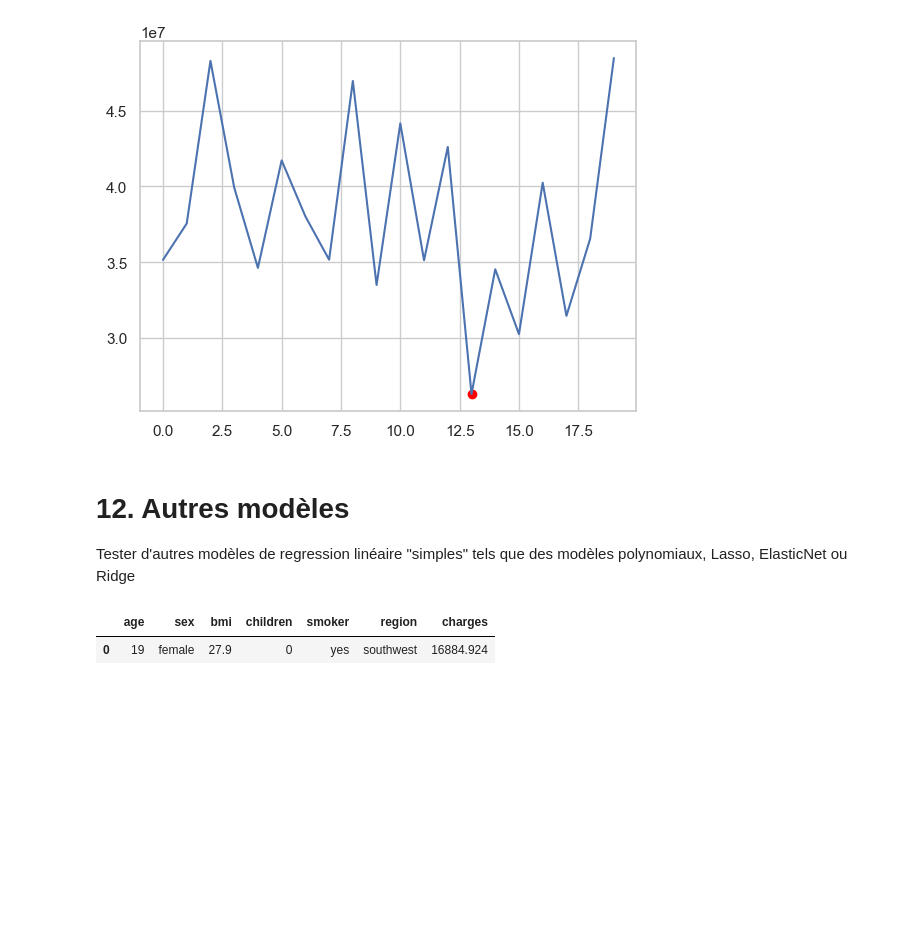
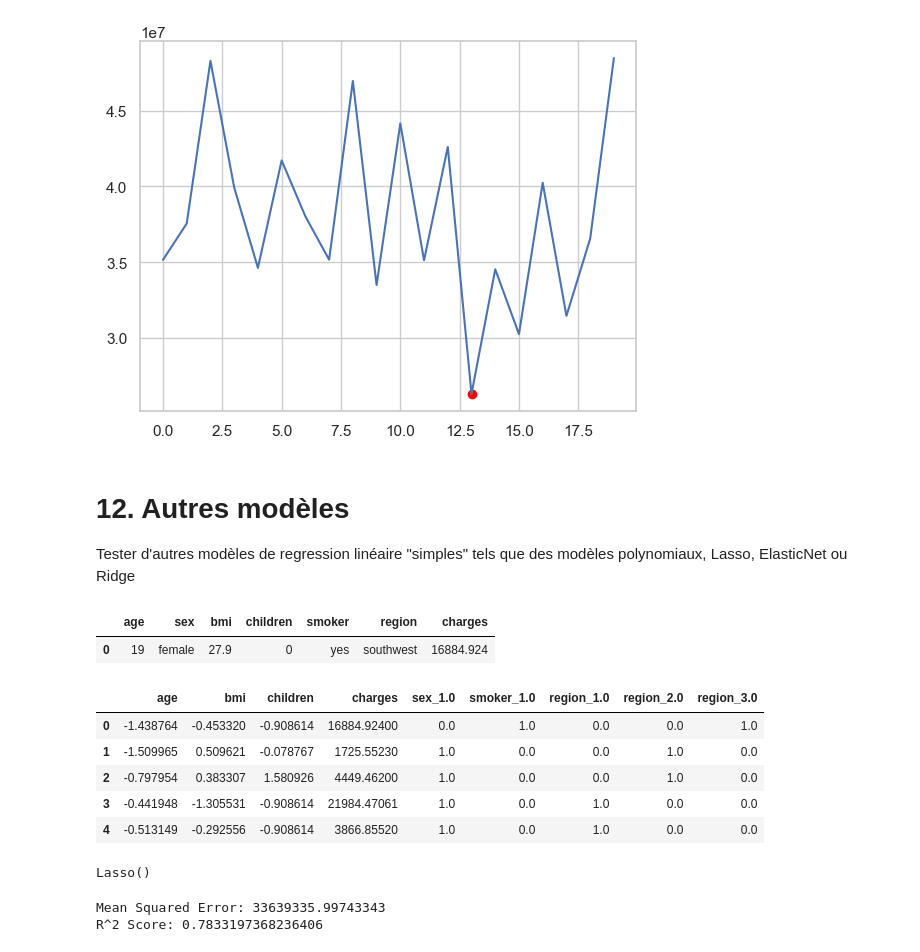
Before and after one commit to Kant-Righteous/AI-Learning, a Jupyter notebook: TP/Exercise/TP/TP4/TP1_insurances.ipynb, the cells around one changed output. Saved outputs shown, nothing was run; the diff lists cells and outputs as text; code cells hidden in the pictures; blank space fills up the shorter version.

```diff
--- a/TP/Exercise/TP/TP4/TP1_insurances.ipynb
+++ b/TP/Exercise/TP/TP4/TP1_insurances.ipynb
@@ -324,8 +348,23 @@ data.head(1)
 | 0 | 19 | female | 27.9 | 0 | yes | southwest | 16884.924 |
 # %%
 from sklearn.preprocessing import OneHotEncoder
-from sklearn.preprocessing import StandardScaler
 
-encoder = OneHotEncoder(sparse_output=False)
-col = ['sex','smoker','region']
-encoded_data = encoder.fit_transform(data[col])
+# 规定任务
+cat_cols = ['sex', 'smoker', 'region']
+
+# 1. 装载引擎（独热编码器），必须强制规定吐出 pandas DataFrame：set_output
+encoder = OneHotEncoder(sparse_output=False, drop='first').set_output(transform="pandas")
+# 并将转换结果赋值给分离的新表
+encoded_df = encoder.fit_transform(df[cat_cols])
+
+# 2. pd.concat 横轴大合并: 左边是剔除了原文字列的主表，右边是新的独热列，将它们像乐高一样嵌合
+df_merged = pd.concat([df.drop(columns=cat_cols), encoded_df], axis=1)
+
+df_merged.head()
+# %% [output]
+|  | age | bmi | children | charges | sex_1.0 | smoker_1.0 | region_1.0 | region_2.0 | region_3.0 |
+| 0 | -1.438764 | -0.453320 | -0.908614 | 16884.92400 | 0.0 | 1.0 | 0.0 | 0.0 | 1.0 |
+| 1 | -1.509965 | 0.509621 | -0.078767 | 1725.55230 | 1.0 | 0.0 | 0.0 | 1.0 | 0.0 |
+| 2 | -0.797954 | 0.383307 | 1.580926 | 4449.46200 | 1.0 | 0.0 | 0.0 | 1.0 | 0.0 |
+| 3 | -0.441948 | -1.305531 | -0.908614 | 21984.47061 | 1.0 | 0.0 | 1.0 | 0.0 | 0.0 |
+| 4 | -0.513149 | -0.292556 | -0.908614 | 3866.85520 | 1.0 | 0.0 | 1.0 | 0.0 | 0.0 |
@@ -331,0 +376,21 @@ encoded_data = encoder.fit_transform(data[col])
+# %%
+from sklearn.linear_model import Lasso
+
+lasso = Lasso()
+
+lasso.fit(X_train, y_train)
+# %% [output]
+Lasso()
+# %%
+y_pred = lasso.predict(X_test)
+
+from sklearn.metrics import mean_squared_error, r2_score  # noqa: E402
+
+mse = mean_squared_error(y_test, y_pred)
+r2 = r2_score(y_test, y_pred)
+
+print(f"Mean Squared Error: {mse}")
+print(f"R^2 Score: {r2}")
+# %% [output]
+Mean Squared Error: 33639335.99743343
+R^2 Score: 0.7833197368236406
```
Also changed, not shown: parts of 19 cells of this notebook.
